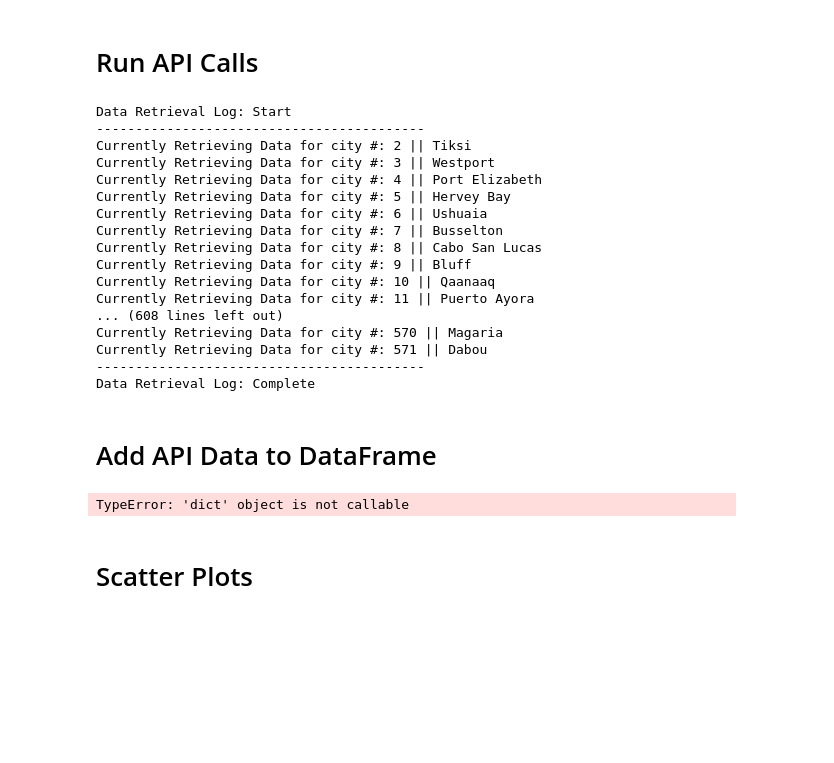
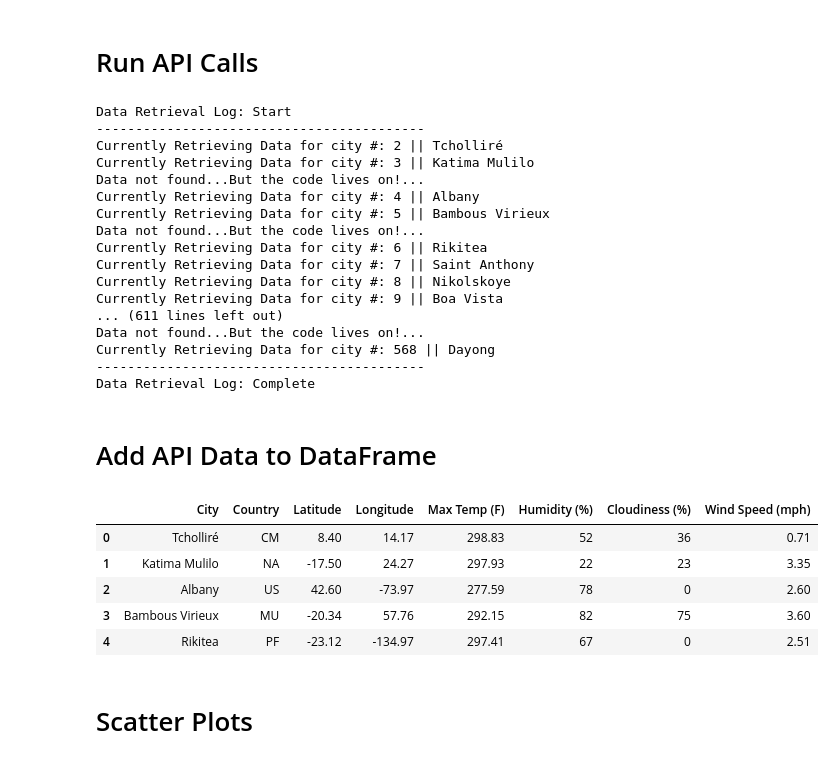
Before and after one commit to brianroberts778/Python_API_world_weather, a Jupyter notebook: WeatherPy/WeatherPy.ipynb, the cells around one changed output. Drawn from its saved outputs; the diff is of its cells as text; code cells hidden in the pictures; blank space fills up the shorter version.

```diff
--- a/WeatherPy/WeatherPy.ipynb
+++ b/WeatherPy/WeatherPy.ipynb
@@ -107,25 +107,25 @@ for city in city_list:
         print("Data not found...But the code lives on!...")
 
     # Set up API call Limit
-    if city_num == 50:
+    if city_num == 59:
         time.sleep(60)
-    if city_num == 100:
+    if city_num == 108:
         time.sleep(60)
-    if city_num == 150:
+    if city_num == 167:
         time.sleep(60)
-    if city_num == 200:
+    if city_num == 226:
         time.sleep(60)
-    if city_num == 250:
+    if city_num == 285:
         time.sleep(60)
-    if city_num == 300:
+    if city_num == 344:
         time.sleep(60)
-    if city_num == 350:
+    if city_num == 403:
         time.sleep(60)
-    if city_num == 400:
+    if city_num == 462:
         time.sleep(60)
-    if city_num == 450:
+    if city_num == 521:
         time.sleep(60)
-    if city_num == 500:
+    if city_num == 580:
         time.sleep(60)
 
 print("------------------------------------------")
@@ -133,43 +133,50 @@ print("Data Retrieval Log: Complete")
 # %% [output]
 Data Retrieval Log: Start
 ------------------------------------------
-Currently Retrieving Data for city #: 2 || Tiksi
-Currently Retrieving Data for city #: 3 || Westport
-Currently Retrieving Data for city #: 4 || Port Elizabeth
-Currently Retrieving Data for city #: 5 || Hervey Bay
-Currently Retrieving Data for city #: 6 || Ushuaia
-Currently Retrieving Data for city #: 7 || Busselton
-Currently Retrieving Data for city #: 8 || Cabo San Lucas
-Currently Retrieving Data for city #: 9 || Bluff
-Currently Retrieving Data for city #: 10 || Qaanaaq
-Currently Retrieving Data for city #: 11 || Puerto Ayora
-... (608 lines left out)
-Currently Retrieving Data for city #: 570 || Magaria
-Currently Retrieving Data for city #: 571 || Dabou
+Currently Retrieving Data for city #: 2 || Tcholliré
+Currently Retrieving Data for city #: 3 || Katima Mulilo
+Data not found...But the code lives on!...
+Currently Retrieving Data for city #: 4 || Albany
+Currently Retrieving Data for city #: 5 || Bambous Virieux
+Data not found...But the code lives on!...
+Currently Retrieving Data for city #: 6 || Rikitea
+Currently Retrieving Data for city #: 7 || Saint Anthony
+Currently Retrieving Data for city #: 8 || Nikolskoye
+Currently Retrieving Data for city #: 9 || Boa Vista
+... (611 lines left out)
+Data not found...But the code lives on!...
+Currently Retrieving Data for city #: 568 || Dayong
 ------------------------------------------
 Data Retrieval Log: Complete
 # %% [markdown]
 # Add API Data to DataFrame
 # %%
 # Add retrieved data to a dicitonary
-weather_dict = ({"City" : name,
+weather_dict = {"City" : name,
                  "Country" : country,
                  "Latitude" : latitude,
                  "Longitude" : longitude,
                 "Max Temp (F)" : max_temp,
                  "Humidity (%)" : humidity,
                  "Cloudiness (%)" : clouds,
-                 "Wind Speed (mph)" : winds})
+                 "Wind Speed (mph)" : winds}
 
 # Convert this dictionary to a pandas DataFrame
 weather_df = pd.DataFrame(weather_dict)
-weather_df.head()
 
 
 # Save DataFrame to Output CSV
-#weather_df.to_csv("The weather_output.csv")
+weather_df.to_csv("weather_output.csv")
+
+# Preview DataFrame
+weather_df.head()
 # %% [output]
-TypeError: 'dict' object is not callable
+|  | City | Country | Latitude | Longitude | Max Temp (F) | Humidity (%) | Cloudiness (%) | Wind Speed (mph) |
+| 0 | Tcholliré | CM | 8.40 | 14.17 | 298.83 | 52 | 36 | 0.71 |
+| 1 | Katima Mulilo | NA | -17.50 | 24.27 | 297.93 | 22 | 23 | 3.35 |
+| 2 | Albany | US | 42.60 | -73.97 | 277.59 | 78 | 0 | 2.60 |
+| 3 | Bambous Virieux | MU | -20.34 | 57.76 | 292.15 | 82 | 75 | 3.60 |
+| 4 | Rikitea | PF | -23.12 | -134.97 | 297.41 | 67 | 0 | 2.51 |
 # %% [markdown]
 # Scatter Plots
 # %%
```
Also changed, not shown: parts of 9 cells of this notebook, 6 other files.
